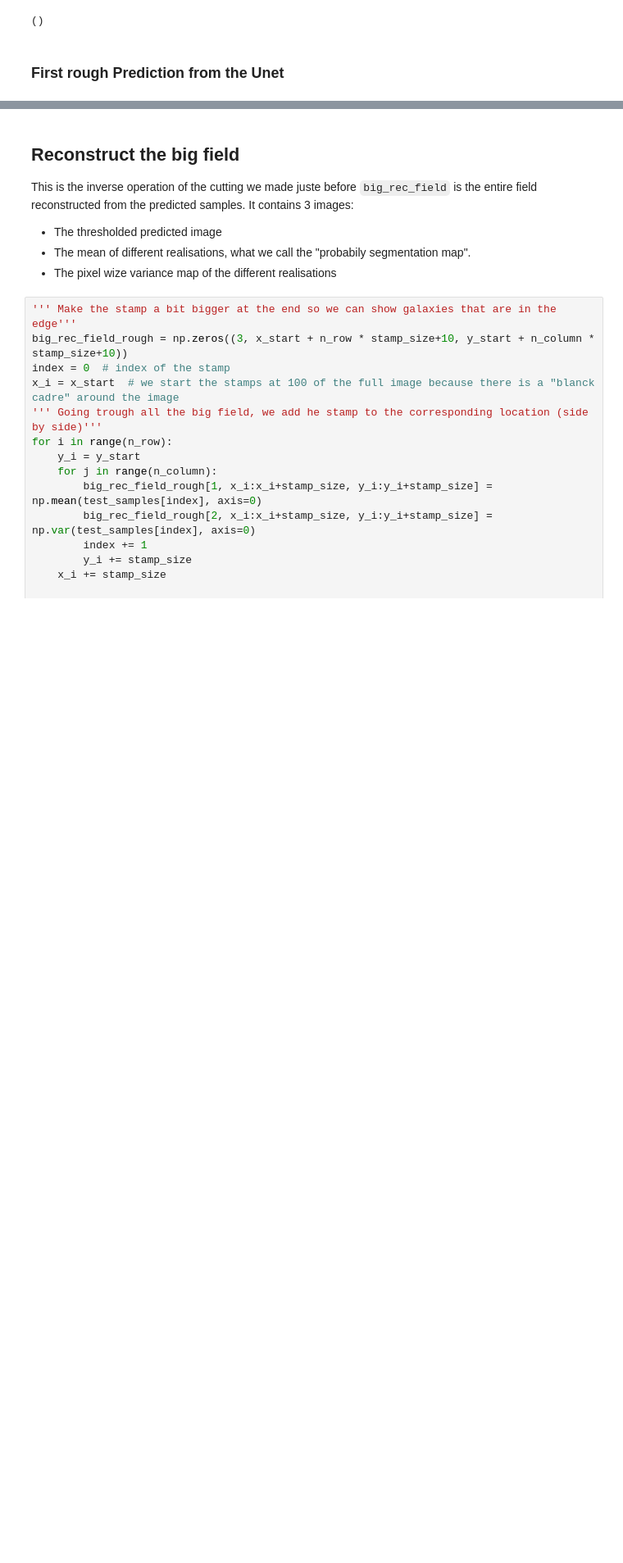
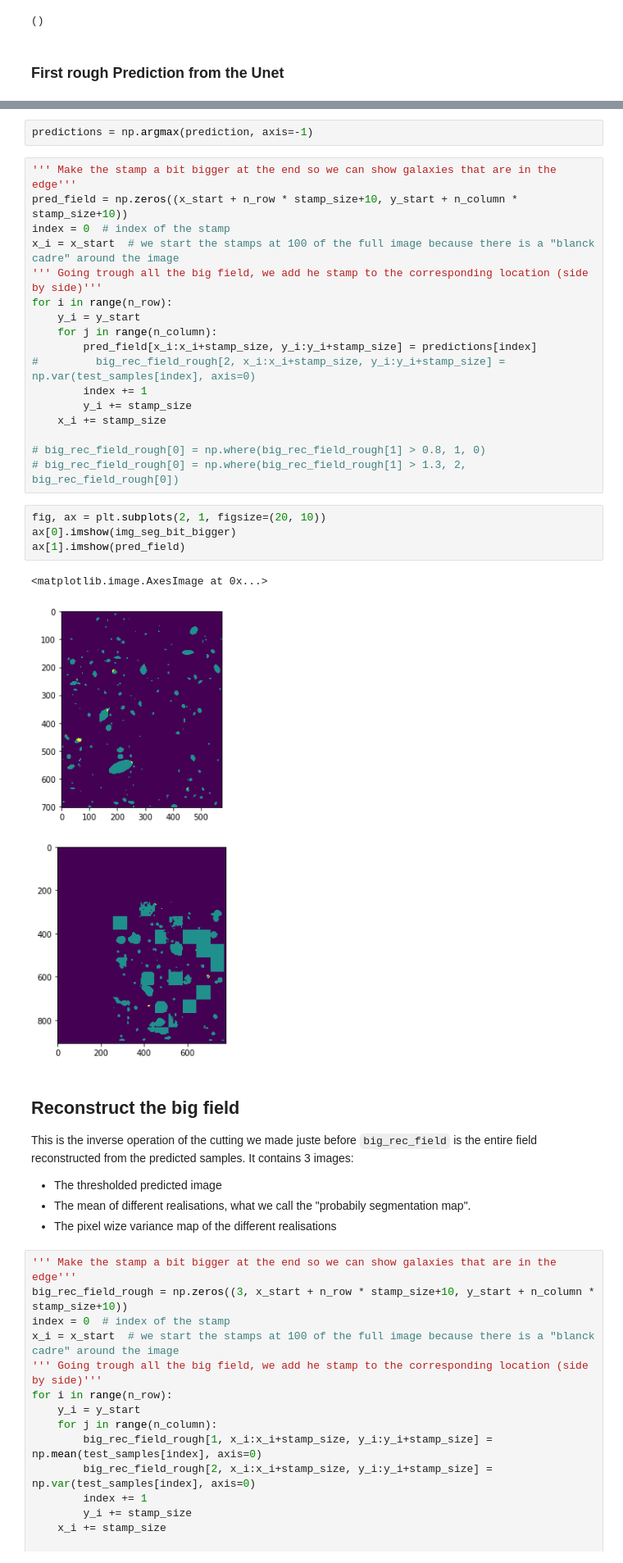
Before and after one commit to Hbretonniere/blendinator, a Jupyter notebook: test_and_scores.ipynb, the cells around one changed output, grey strips where cells are left out. Shown at 82% size. Drawn from its saved outputs; the diff is of its cells as text; blank space fills up the shorter version.

```diff
--- a/test_and_scores.ipynb
+++ b/test_and_scores.ipynb
@@ -160,3 +175,29 @@ segs_test.shape
+# %%
+predictions = np.argmax(prediction, axis=-1)
+# %%
+''' Make the stamp a bit bigger at the end so we can show galaxies that are in the edge'''
+pred_field = np.zeros((x_start + n_row * stamp_size+10, y_start + n_column * stamp_size+10))
+index = 0  # index of the stamp
+x_i = x_start  # we start the stamps at 100 of the full image because there is a "blanck cadre" around the image
+''' Going trough all the big field, we add he stamp to the corresponding location (side by side)'''
+for i in range(n_row):
+    y_i = y_start
+    for j in range(n_column):
+        pred_field[x_i:x_i+stamp_size, y_i:y_i+stamp_size] = predictions[index]
+#         big_rec_field_rough[2, x_i:x_i+stamp_size, y_i:y_i+stamp_size] = np.var(test_samples[index], axis=0)
+        index += 1
+        y_i += stamp_size
+    x_i += stamp_size
+
+# big_rec_field_rough[0] = np.where(big_rec_field_rough[1] > 0.8, 1, 0)
+# big_rec_field_rough[0] = np.where(big_rec_field_rough[1] > 1.3, 2, big_rec_field_rough[0])
+# %%
+fig, ax = plt.subplots(2, 1, figsize=(20, 10))
+ax[0].imshow(img_seg_bit_bigger)
+ax[1].imshow(pred_field)
+# %% [output]
+<matplotlib.image.AxesImage at 0x...>
+[figure, added]
 # %% [markdown]
 ## Reconstruct the big field
 This is the inverse operation of the cutting we made juste before
```
Also changed, not shown: parts of 17 cells of this notebook, 3 other files.
